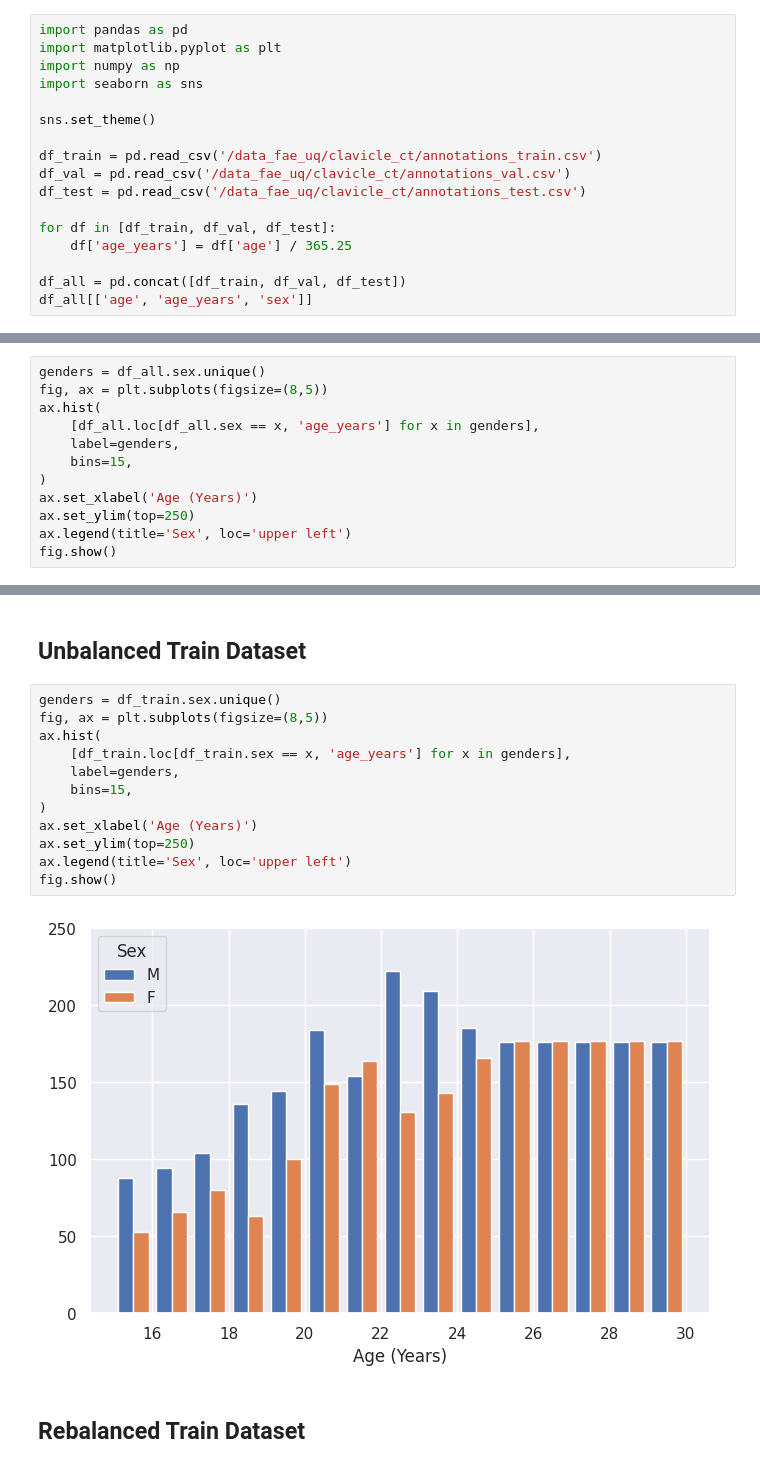
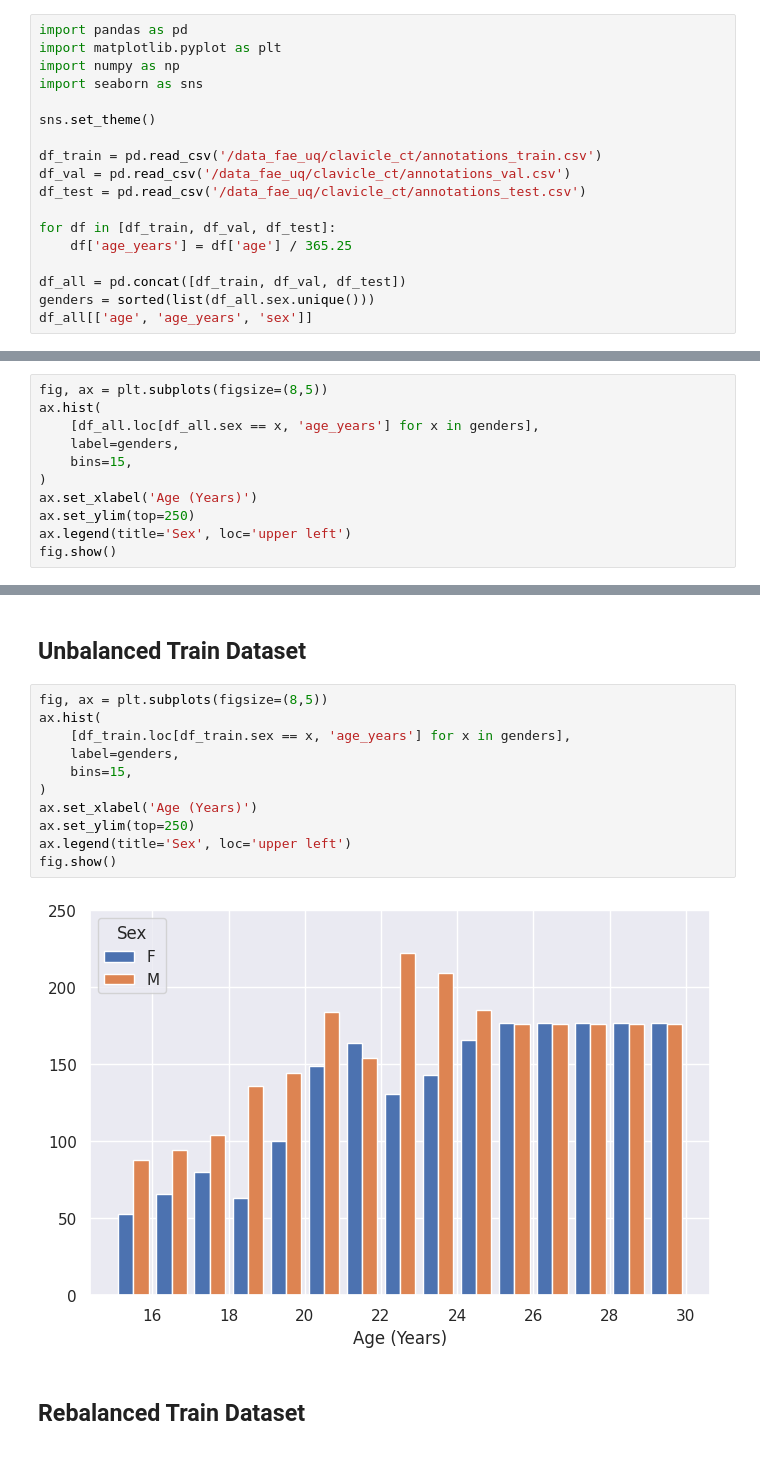
Before and after one commit to marvinweber/uncertainty-fae, a Jupyter notebook: notebooks/clavicle_ct/dataset_balancing.ipynb, the cells around one changed output, grey strips where cells are left out. Cells and saved outputs as stored; diff of their text form.

```diff
--- a/notebooks/clavicle_ct/dataset_balancing.ipynb
+++ b/notebooks/clavicle_ct/dataset_balancing.ipynb
@@ -14,6 +14,7 @@ for df in [df_train, df_val, df_test]:
     df['age_years'] = df['age'] / 365.25
 
 df_all = pd.concat([df_train, df_val, df_test])
+genders = sorted(list(df_all.sex.unique()))
 df_all[['age', 'age_years', 'sex']]
 # %% [output]
 |  | age | age_years | sex |
@@ -32,7 +33,6 @@ df_all[['age', 'age_years', 'sex']]
 # %% [markdown]
 ## Unbalanced Raw (Full) Dataset
 # %%
-genders = df_all.sex.unique()
 fig, ax = plt.subplots(figsize=(8,5))
 ax.hist(
     [df_all.loc[df_all.sex == x, 'age_years'] for x in genders],
@@ -48,19 +48,18 @@ fig.show()
 # %% [markdown]
 ## Unbalanced Train Dataset
 # %%
-genders = df_train.sex.unique()
 fig, ax = plt.subplots(figsize=(8,5))
 ax.hist(
     [df_train.loc[df_train.sex == x, 'age_years'] for x in genders],
     label=genders,
     bins=15,
 )
 ax.set_xlabel('Age (Years)')
 ax.set_ylim(top=250)
 ax.legend(title='Sex', loc='upper left')
 fig.show()
 # %% [output]
-[figure, old version]
+[figure, new version]
 # %% [markdown]
 ## Rebalanced Train Dataset
 # %%
```
Also changed, not shown: parts of 2 cells of this notebook, 1 other file.
